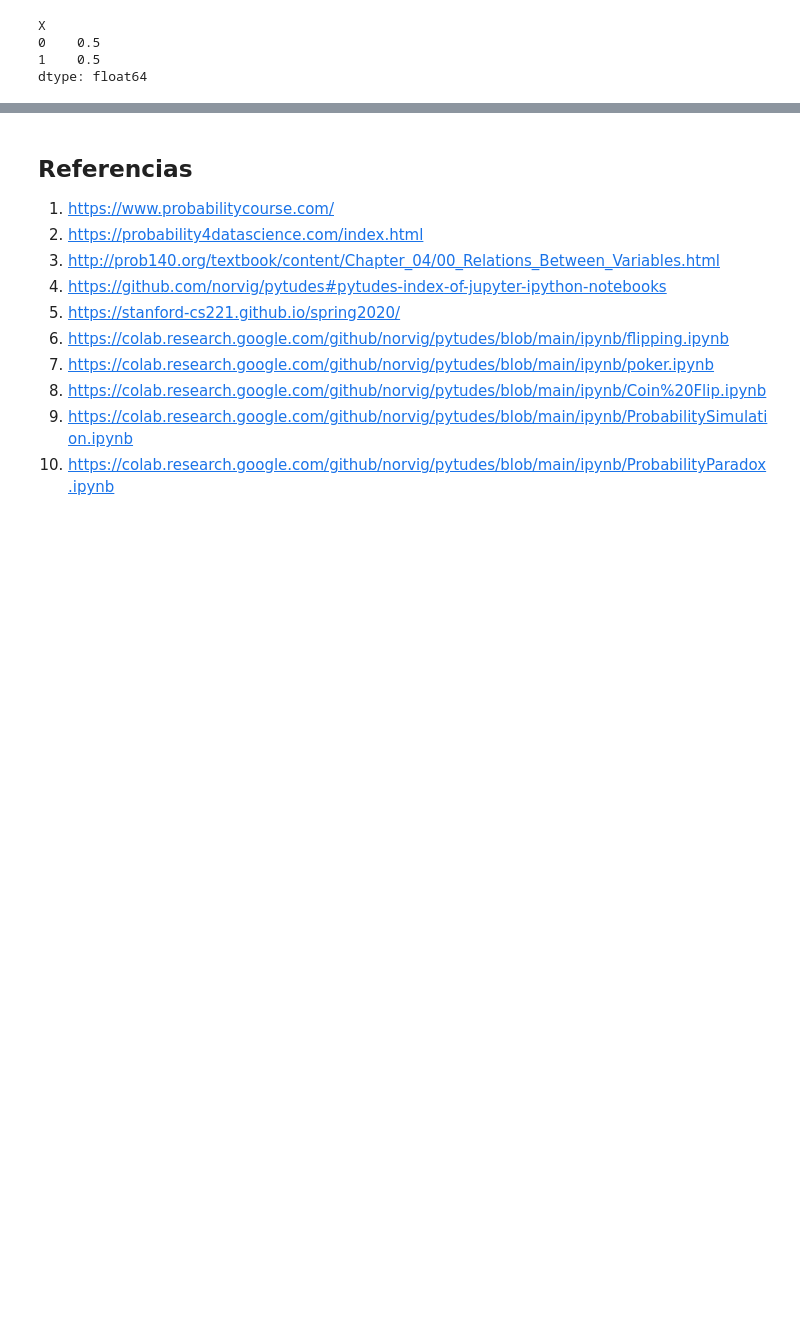
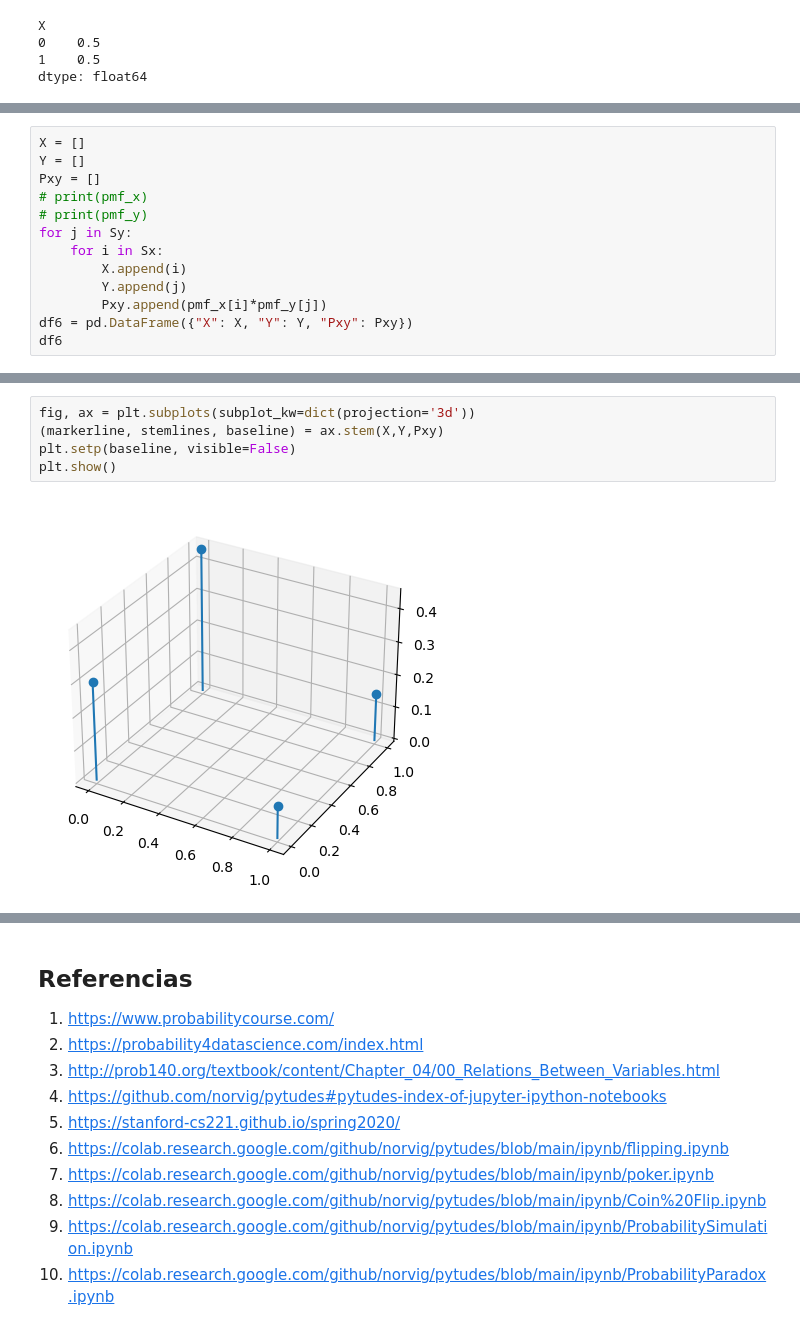
Before and after one commit to estocasticos-udem/curso_2023-1, a Jupyter notebook: probabilidad_conjunta/discreta_conjunta.ipynb, the cells around one changed output, grey strips where cells are left out. Saved outputs shown, nothing was run; the diff lists cells and outputs as text; blank space fills up the shorter version.

```diff
--- a/probabilidad_conjunta/discreta_conjunta.ipynb
+++ b/probabilidad_conjunta/discreta_conjunta.ipynb
@@ -609,0 +726,13 @@ Si $X$ y $Y$ son independientes, encontrar:
+# %%
+X = []
+Y = []
+Pxy = []
+# print(pmf_x)
+# print(pmf_y)
+for j in Sy:
+    for i in Sx:
+        X.append(i)
+        Y.append(j)
+        Pxy.append(pmf_x[i]*pmf_y[j])
+df6 = pd.DataFrame({"X": X, "Y": Y, "Pxy": Pxy})
+df6
@@ -609,0 +756,7 @@ Si $X$ y $Y$ son independientes, encontrar:
+# %%
+fig, ax = plt.subplots(subplot_kw=dict(projection='3d'))
+(markerline, stemlines, baseline) = ax.stem(X,Y,Pxy)
+plt.setp(baseline, visible=False)
+plt.show()
+# %% [output]
+[figure, added]
```
Also changed, not shown: parts of 18 cells of this notebook.
